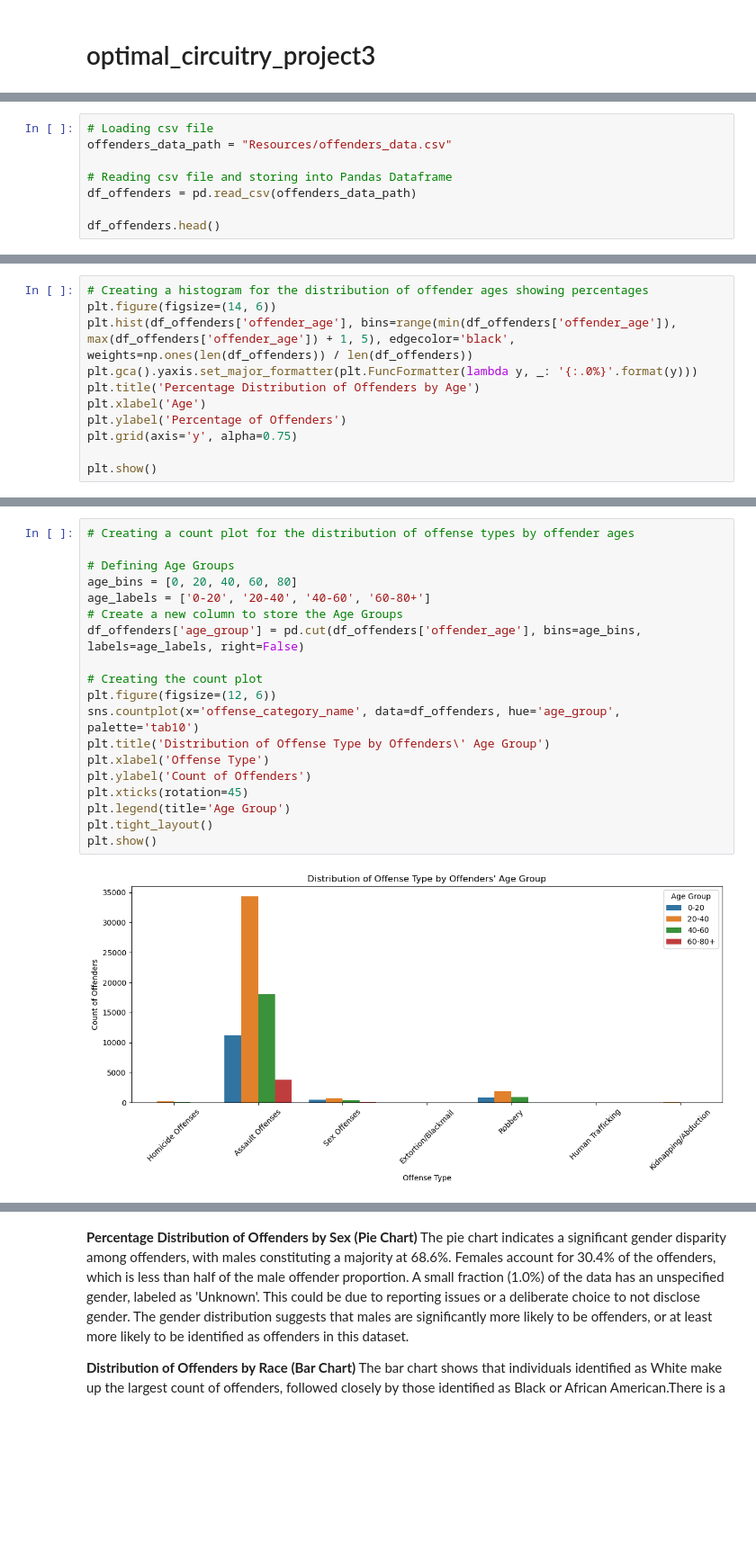
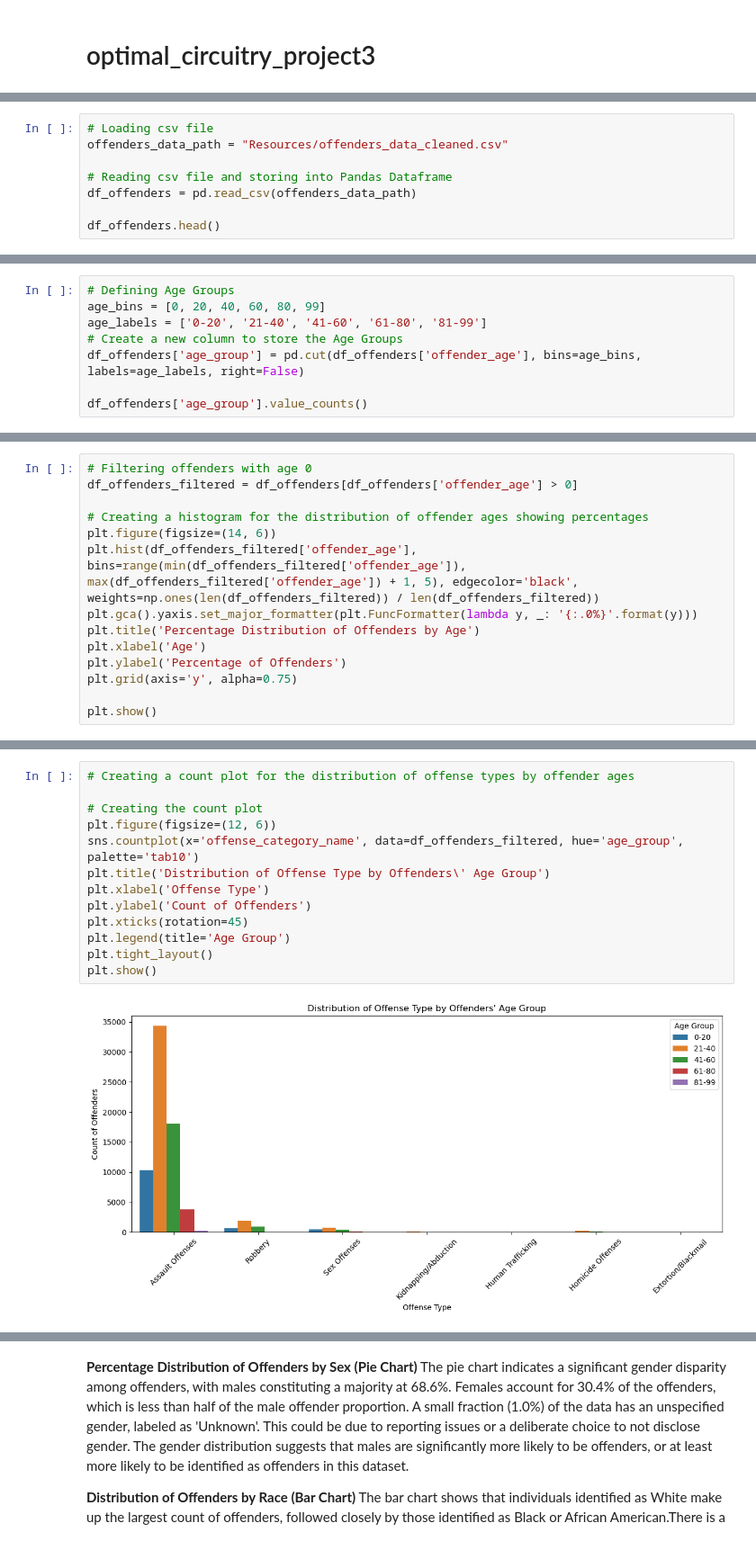
Before and after one commit to rubyghabboun/Crime_data_analysis_fl, a Jupyter notebook: aida_offenders_analysis/data_analysis.ipynb, the cells around one changed output, grey strips where cells are left out. Shown at 90% size. Cells and saved outputs as stored; diff of their text form; blank space fills up the shorter version.

```diff
--- a/aida_offenders_analysis/data_analysis.ipynb
+++ b/aida_offenders_analysis/data_analysis.ipynb
@@ -24,6 +34,6 @@ import seaborn as sns
 # %%
 # Loading csv file
-offenders_data_path = "Resources/offenders_data.csv"
+offenders_data_path = "Resources/offenders_data_cleaned.csv"
 
 # Reading csv file and storing into Pandas Dataframe
 df_offenders = pd.read_csv(offenders_data_path)
@@ -39,0 +63,8 @@ df_offenders.head()
+# %%
+# Defining Age Groups
+age_bins = [0, 20, 40, 60, 80, 99]
+age_labels = ['0-20', '21-40', '41-60', '61-80', '81-99']
+# Create a new column to store the Age Groups
+df_offenders['age_group'] = pd.cut(df_offenders['offender_age'], bins=age_bins, labels=age_labels, right=False)
+
+df_offenders['age_group'].value_counts()
@@ -40,7 +93,10 @@ df_offenders.head()
 # %%
+# Filtering offenders with age 0
+df_offenders_filtered = df_offenders[df_offenders['offender_age'] > 0]
+
 # Creating a histogram for the distribution of offender ages showing percentages
 plt.figure(figsize=(14, 6))
-plt.hist(df_offenders['offender_age'], bins=range(min(df_offenders['offender_age']), max(df_offenders['offender_age']) + 1, 5), edgecolor='black', weights=np.ones(len(df_offenders)) / len(df_offenders))
+plt.hist(df_offenders_filtered['offender_age'], bins=range(min(df_offenders_filtered['offender_age']), max(df_offenders_filtered['offender_age']) + 1, 5), edgecolor='black', weights=np.ones(len(df_offenders_filtered)) / len(df_offenders_filtered))
 plt.gca().yaxis.set_major_formatter(plt.FuncFormatter(lambda y, _: '{:.0%}'.format(y)))
 plt.title('Percentage Distribution of Offenders by Age')
 plt.xlabel('Age')
@@ -55,22 +148,16 @@ plt.show()
 # %%
 # Creating a count plot for the distribution of offense types by offender ages
 
-# Defining Age Groups
-age_bins = [0, 20, 40, 60, 80]
-age_labels = ['0-20', '20-40', '40-60', '60-80+']
-# Create a new column to store the Age Groups
-df_offenders['age_group'] = pd.cut(df_offenders['offender_age'], bins=age_bins, labels=age_labels, right=False)
-
 # Creating the count plot
 plt.figure(figsize=(12, 6))
-sns.countplot(x='offense_category_name', data=df_offenders, hue='age_group', palette='tab10')
+sns.countplot(x='offense_category_name', data=df_offenders_filtered, hue='age_group', palette='tab10')
 plt.title('Distribution of Offense Type by Offenders\' Age Group')
 plt.xlabel('Offense Type')
 plt.ylabel('Count of Offenders')
 plt.xticks(rotation=45)
 plt.legend(title='Age Group')
 plt.tight_layout()
 plt.show()
 # %% [output]
-[figure, old version]
+[figure, new version]
 # %% [markdown]
```
Also changed, not shown: parts of 21 cells of this notebook, 18 other files.
